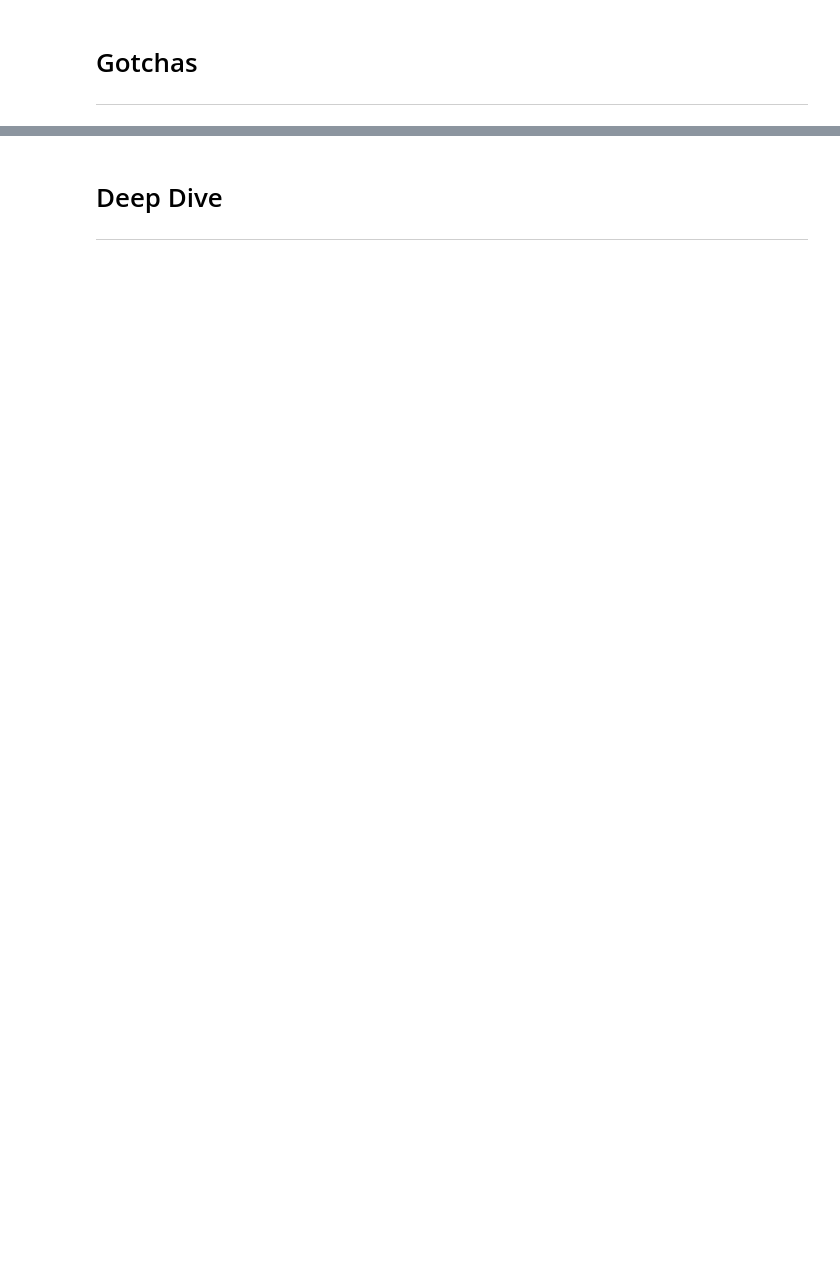
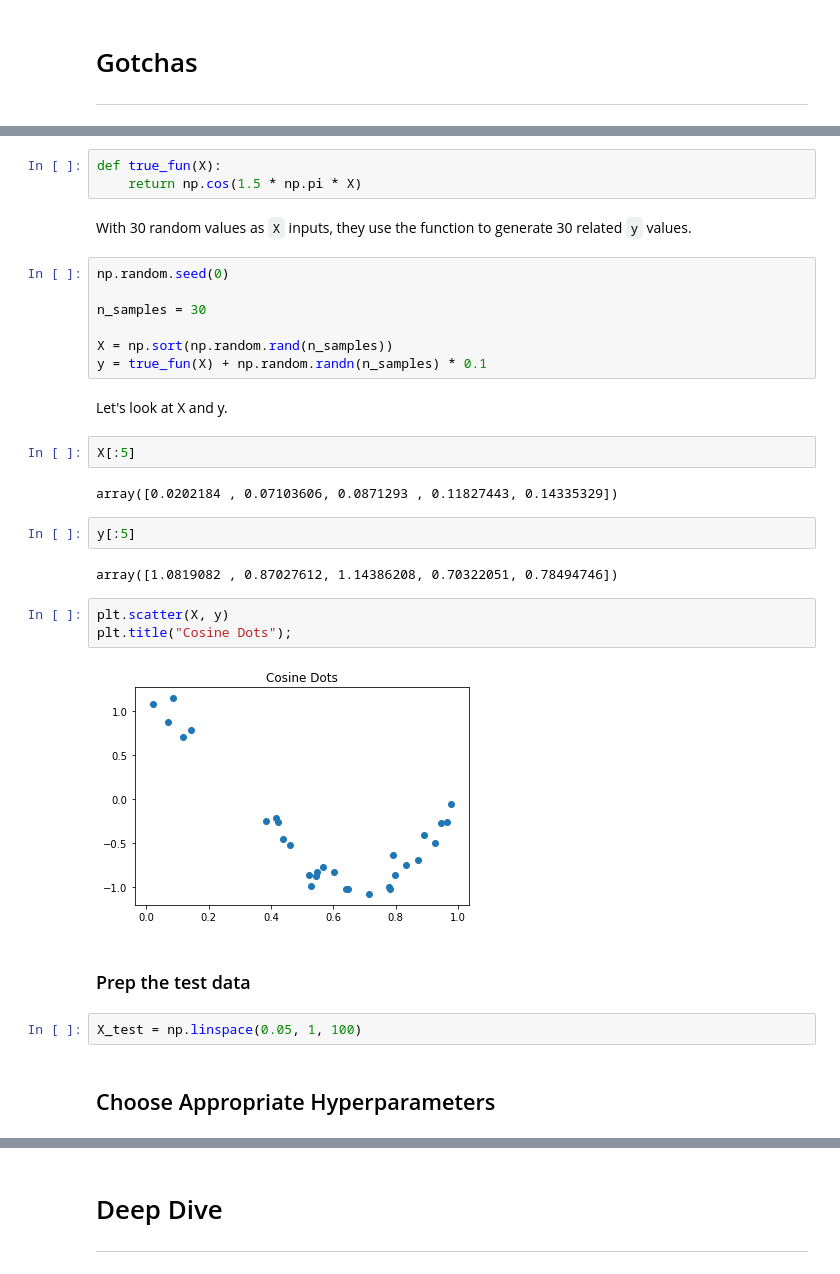
Before and after one commit to chalmerlowe/machine_learning, a Jupyter notebook: 03_linear_reg/03_linear_reg.ipynb, the cells around one changed output, grey strips where cells are left out. Saved outputs shown, nothing was run; the diff lists cells and outputs as text; blank space fills up the shorter version.

```diff
--- a/03_linear_reg/03_linear_reg.ipynb
+++ b/03_linear_reg/03_linear_reg.ipynb
@@ -72,0 +226,33 @@ plt.plot(X_test, y_test, color='red');
+# %%
+def true_fun(X):
+    return np.cos(1.5 * np.pi * X)
+# %% [markdown]
+With 30 random values as `X` inputs, they use the function to generate 30 related `y` values.
+# %%
+np.random.seed(0)
+
+n_samples = 30
+
+X = np.sort(np.random.rand(n_samples))
+y = true_fun(X) + np.random.randn(n_samples) * 0.1
+# %% [markdown]
+Let's look at X and y.
+# %%
+X[:5]
+# %% [output]
+array([0.0202184 , 0.07103606, 0.0871293 , 0.11827443, 0.14335329])
+# %%
+y[:5]
+# %% [output]
+array([1.0819082 , 0.87027612, 1.14386208, 0.70322051, 0.78494746])
+# %%
+plt.scatter(X, y)
+plt.title("Cosine Dots");
+# %% [output]
+[figure, added]
+# %% [markdown]
+### Prep the test data
+# %%
+X_test = np.linspace(0.05, 1, 100)
+# %% [markdown]
+## Choose Appropriate Hyperparameters
```
Also changed, not shown: parts of 66 cells of this notebook.
